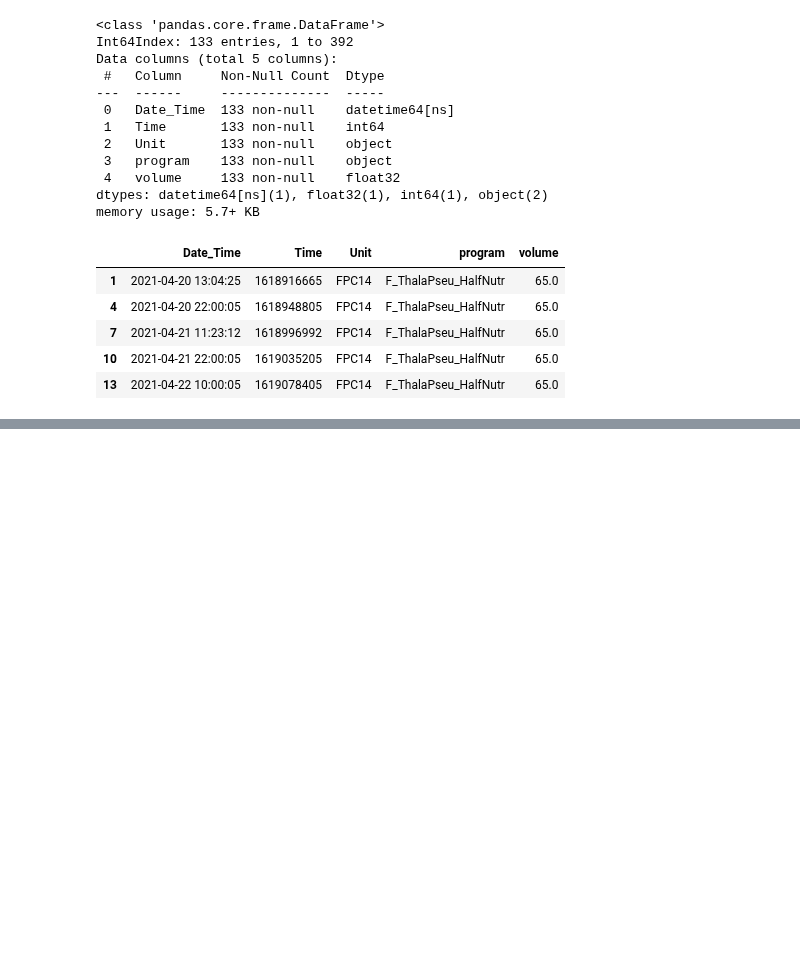
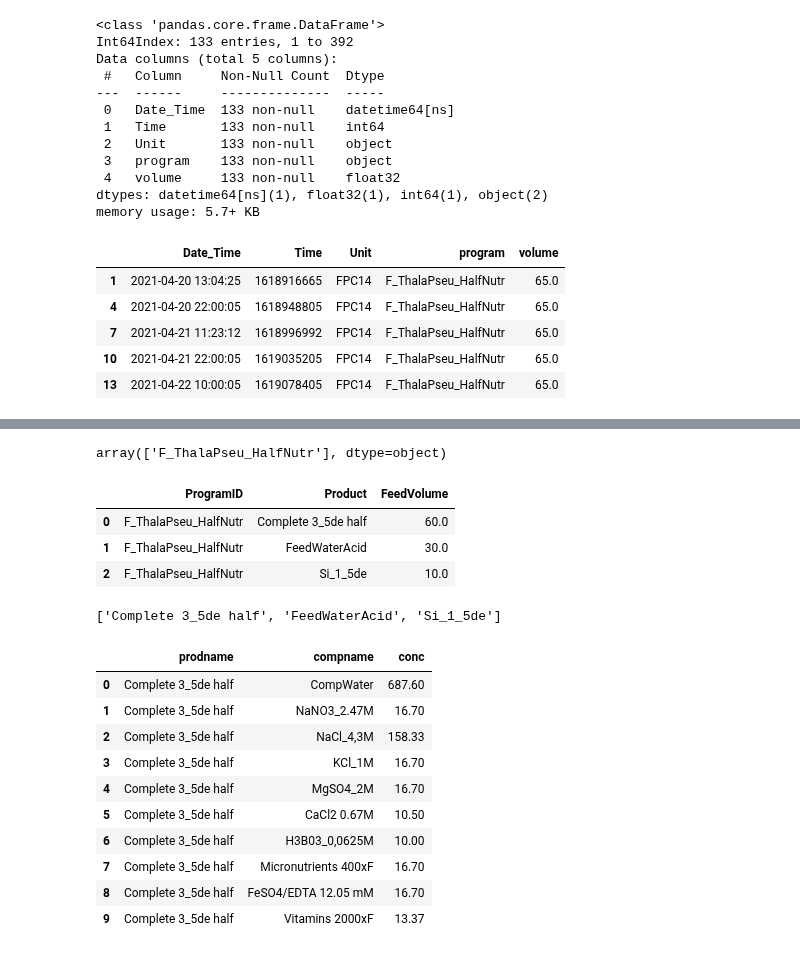
Before and after one commit to janakishyama/ESR_10, a Jupyter notebook: WP1/data_cleaning_DBexport/_4_feed_Nutrient/1_feed_data_extraction.ipynb, the cells around one changed output, grey strips where cells are left out. Cells and saved outputs as stored; diff of their text form; code cells hidden in the pictures; blank space fills up the shorter version.

```diff
--- a/WP1/data_cleaning_DBexport/_4_feed_Nutrient/1_feed_data_extraction.ipynb
+++ b/WP1/data_cleaning_DBexport/_4_feed_Nutrient/1_feed_data_extraction.ipynb
@@ -376,3 +376,8 @@ product_temp_ins4.tail(60)
 | 44605 | 2021-5-5 14:15:2 | 1620216902 | 408366 | 3 | Product | Recipes | Recipe Saved - Diacronema lutheri... | NaN | NaN |
 | 84741 | 2021-6-4 12:42:22 | 1622803342 | 17012 | 3 | Product | Recipes | Recipe Saved - NaOH_0.1M_rinse | NaN | 1 CompWater 500.02 NaOH_1M 100.03... |
 | 84743 | 2021-6-4 12:42:28 | 1622803348 | 786999 | 3 | Product | Recipes | Recipe Step deleted - NaOH_0.1M_r... | 1 CompWater 500.02 NaOH_1M 100.03... | 1 CompWater 500.02 NaOH_1M 100.04... |
+# %%
+programs = clean_feedDF['program'].unique()
+programs
+# %% [output]
+array(['F_ThalaPseu_HalfNutr'], dtype=object)
@@ -378,0 +386,46 @@ product_temp_ins4.tail(60)
+# %%
+def dbConn_sqlAlch():
+    try:
+        database_username = 'root'
+        database_password = 'password'
+        database_ip       = '127.0.0.1:3306'
+        database_name     = 'data_dashboard'
+        database_connection = sqlalchemy.create_engine('mariadb+mariadbconnector://{0}:{1}@{2}/{3}'.
+                                                    format(database_username, database_password,
+                                                            database_ip, database_name))
+        return database_connection
+    except Exception as e: print(e)
+
+
+database_connection = dbConn_sqlAlch()
+# %%
+# check DB connection is fine and fetch unique uint ID
+feed_program = pd.read_sql('SELECT * FROM tbl_program_product WHERE ProgramID = ?', database_connection, params=[prgm[0]])
+feed_program.head(10)
+# %% [output]
+|  | ProgramID | Product | FeedVolume |
+| 0 | F_ThalaPseu_HalfNutr | Complete 3_5de half | 60.0 |
+| 1 | F_ThalaPseu_HalfNutr | FeedWaterAcid | 30.0 |
+| 2 | F_ThalaPseu_HalfNutr | Si_1_5de | 10.0 |
+# %%
+products = feed_program['Product'].unique()
+prd = list(products)
+prd
+# %% [output]
+['Complete 3_5de half', 'FeedWaterAcid', 'Si_1_5de']
+# %%
+df = pd.read_sql('SELECT * FROM tbl_recipes_product WHERE prodname = ?', database_connection, params=[prd[0]])
+# %%
+df.head(10)
+# %% [output]
+|  | prodname | compname | conc |
+| 0 | Complete 3_5de half | CompWater | 687.60 |
+| 1 | Complete 3_5de half | NaNO3_2.47M | 16.70 |
+| 2 | Complete 3_5de half | NaCl_4,3M | 158.33 |
+| 3 | Complete 3_5de half | KCl_1M | 16.70 |
+| 4 | Complete 3_5de half | MgSO4_2M | 16.70 |
+| 5 | Complete 3_5de half | CaCl2 0.67M | 10.50 |
+| 6 | Complete 3_5de half | H3B03_0,0625M | 10.00 |
+| 7 | Complete 3_5de half | Micronutrients 400xF | 16.70 |
+| 8 | Complete 3_5de half | FeSO4/EDTA 12.05 mM | 16.70 |
+| 9 | Complete 3_5de half | Vitamins 2000xF | 13.37 |
```
Also changed, not shown: parts of 5 cells of this notebook.
